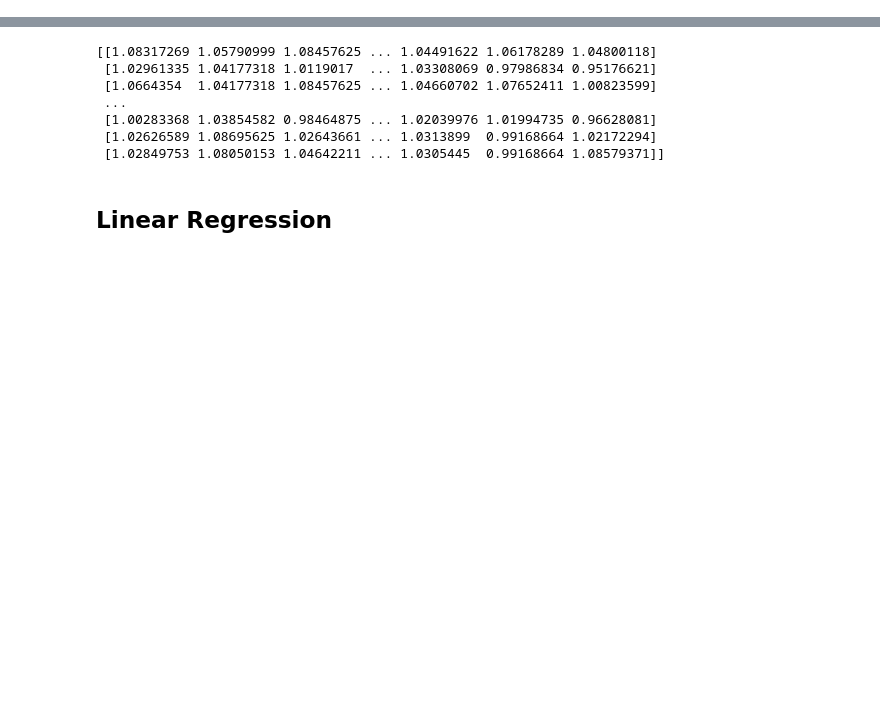
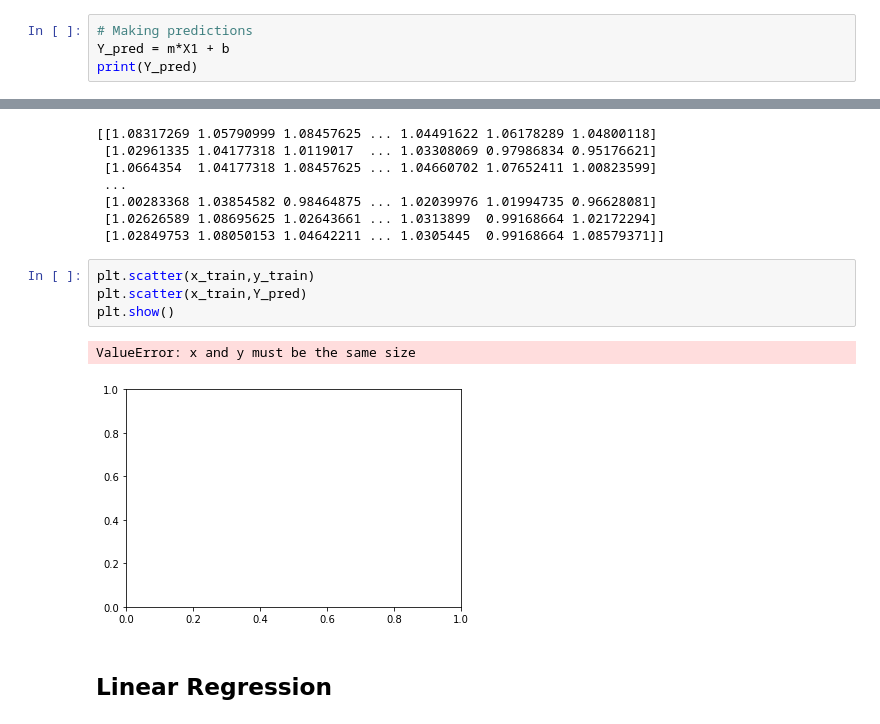
Before and after one commit to rahulponnusamyofficial/databeat-task, a Jupyter notebook: Databeat AI/ML/Machine Learning.ipynb, the cells around one changed output, grey strips where cells are left out. Drawn from its saved outputs; the diff is of its cells as text; blank space fills up the shorter version.

```diff
--- a/Databeat AI/ML/Machine Learning.ipynb
+++ b/Databeat AI/ML/Machine Learning.ipynb
@@ -223,0 +290,4 @@ array([[-0.35421567,  0.51724945, -1.191325  , ...,  0.20919976,
+# %%
+# Making predictions
+Y_pred = m*X1 + b
+print(Y_pred)
@@ -261,6 +349,13 @@ print(Y_pred)
  [1.00283368 1.03854582 0.98464875 ... 1.02039976 1.01994735 0.96628081]
  [1.02626589 1.08695625 1.02643661 ... 1.0313899  0.99168664 1.02172294]
  [1.02849753 1.08050153 1.04642211 ... 1.0305445  0.99168664 1.08579371]]
+# %%
+plt.scatter(x_train,y_train)
+plt.scatter(x_train,Y_pred)
+plt.show()
+# %% [output]
+ValueError: x and y must be the same size
+[figure, added]
 # %% [markdown]
 ## Linear Regression
 # %% [markdown]
```
Also changed, not shown: parts of 9 cells of this notebook, 2 other files.
